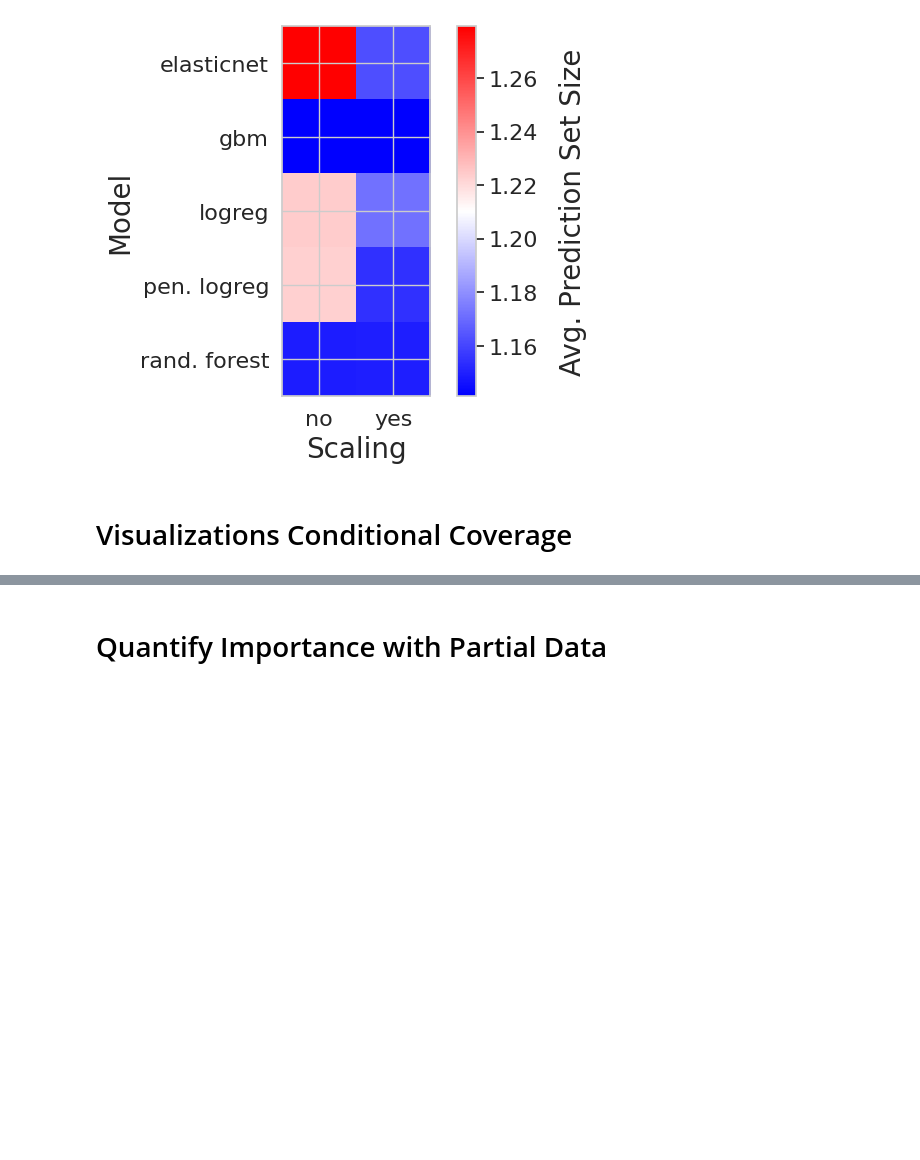
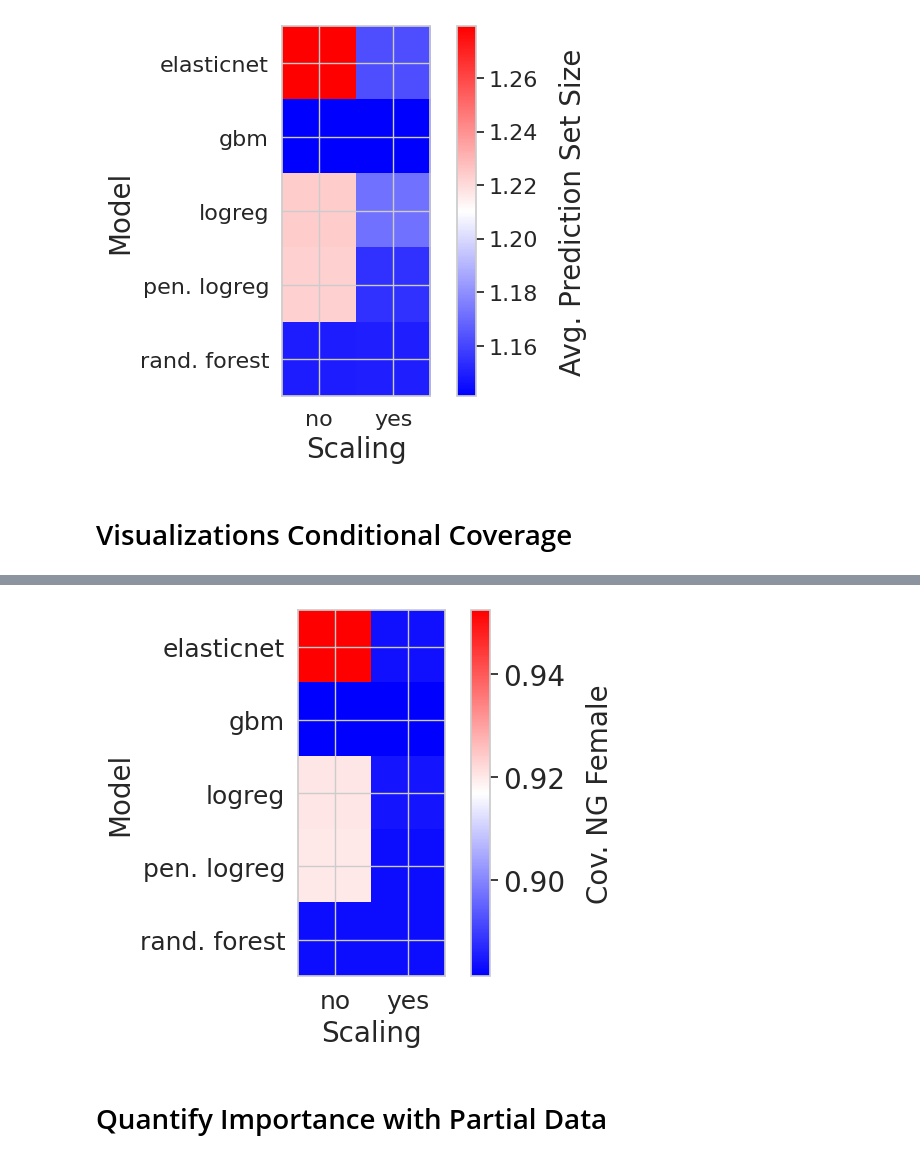
Before and after one commit to jsbroden/CMA_Fairness_v2, a Jupyter notebook: analysis_var_imp_overall.ipynb, the cells around one changed output, grey strips where cells are left out. Drawn from its saved outputs; the diff is of its cells as text; code cells hidden in the pictures; blank space fills up the shorter version.

Commit message:
visualizations

```diff
--- a/analysis_var_imp_overall.ipynb
+++ b/analysis_var_imp_overall.ipynb
@@ -631,38 +693,40 @@ vis.plot_pairwise_marginal(['universe_scale', 'universe_model'])
 
 import matplotlib.pyplot as plt
 
 vis.plot_pairwise_marginal(['universe_scale', 'universe_model'])
 
 plt.yticks(
     ticks=[0,1,2,3,4],
     labels=['elasticnet', 'gbm', 'logreg', 'pen. logreg', 'rand. forest'],
     fontsize=18)
 
 plt.xticks(
     ticks=[0,1],
-    labels=['not-scaled', 'scaled'],
-    rotation=45,
+    labels=['no', 'yes'],
+    #rotation=45,
     fontsize=18)
 
 cbar = plt.gcf().axes[-1]
 cbar.set_ylabel("Cov. NG Female", rotation=90, labelpad=15, fontsize=20)
 cbar.tick_params(labelsize=20)
 
-plt.xlabel("Model", fontsize=20)
-plt.ylabel("Scaling", fontsize=20)
+plt.xlabel("Scaling", fontsize=20)
+plt.ylabel("Model", fontsize=20)
 
 ax = plt.gca()
 im = ax.get_images()[0]
-im.set_cmap("bwr_r")
+im.set_cmap("bwr") # "bwr_r"
 
 
 plt.title("")
 plt.tight_layout()
 
 output_path = CP_DIR / f"heatmap_{main_cp_metric}.png"
 #plt.savefig(output_path, dpi=300, bbox_inches='tight')
 
 plt.show()
+# %% [output]
+[figure, added]
 # %% [markdown]
 # Quantify Importance with Partial Data
 # %%
```
Also changed, not shown: parts of 14 cells of this notebook, 46 other files.
